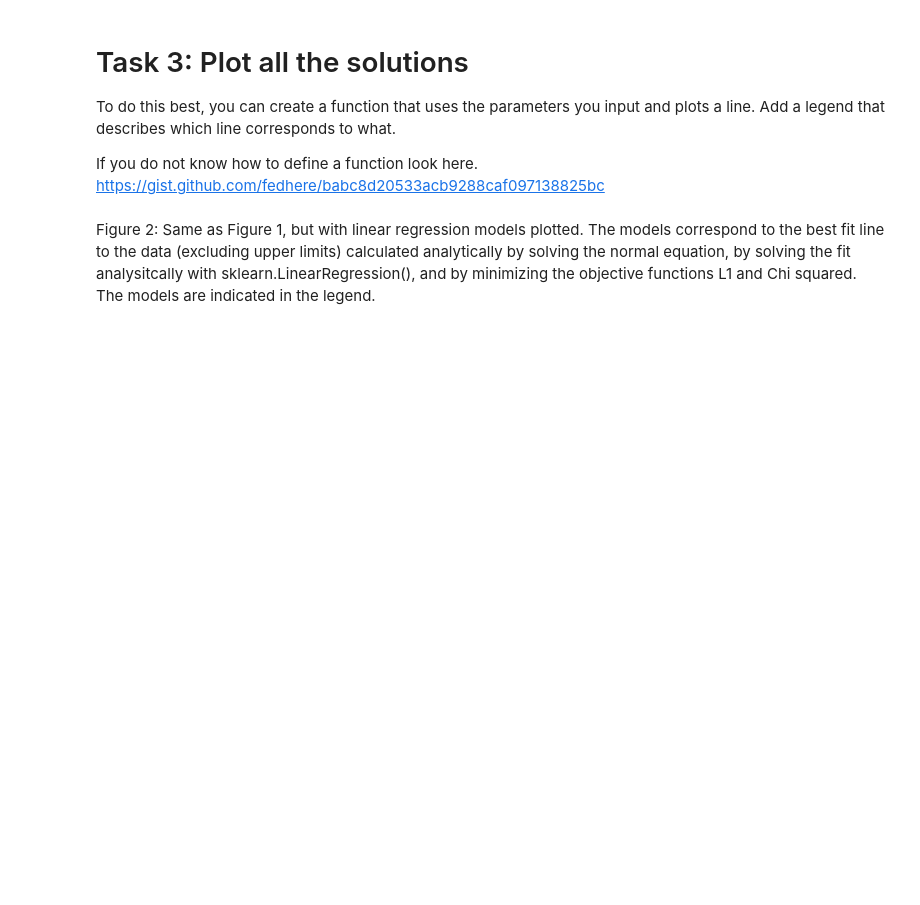
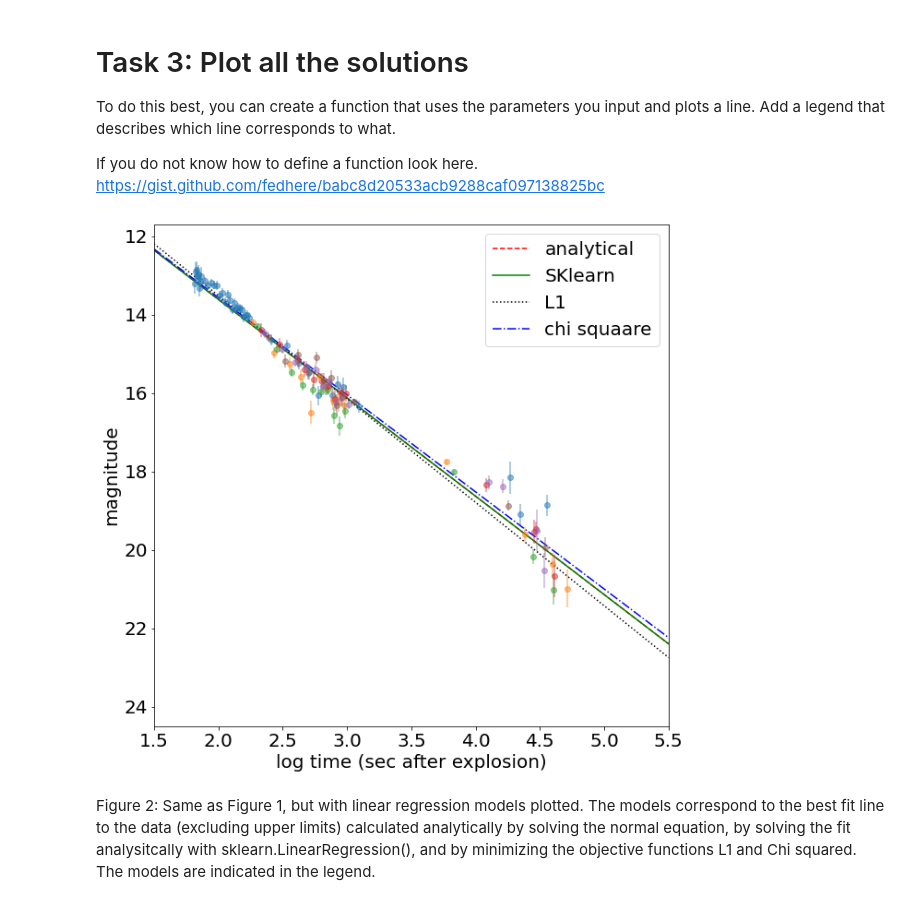
Before and after one commit to massimocipressi/MLPNS_MCipressi, a Jupyter notebook: linearRegression/FittingLineToGRBAfterglows_instructions.ipynb, the cells around one changed output. Cells and saved outputs as stored; diff of their text form; code cells hidden in the pictures; blank space fills up the shorter version.

```diff
--- a/linearRegression/FittingLineToGRBAfterglows_instructions.ipynb
+++ b/linearRegression/FittingLineToGRBAfterglows_instructions.ipynb
@@ -208,0 +256,12 @@ print("best fit parameters from the minimization of L1: " +
+# %%
+errori = grbAG['magerr']
+
+def chi(args, x, y, err):
+    a, b = args
+    return (pow(y-line(x,a,b),2)/pow(err,2)).sum()
+
+chiSolution = minimize(chi, initialGuess, args=(x, y, errori))
+print(chiSolution)
+print("")
+print("best fit parameters from the minimization of chi: " +
+       "slope {:.2f}, intercept {:.2f}".format(*chiSolution.x))
@@ -271,2 +293,56 @@ pl.xlabel("log time (sec after explosion)", fontsize=20);
+# %%
+from matplotlib.pylab import linspace
+def plotline(a,b,min,max,c,l,lab):
+    x = [min,max]
+    y = [line(min,a,b),line(max,a,b)]
+    ax.plot(x,y,color=c,ls=l,label=lab)
+
+
+ax = pl.figure(figsize=(10,10)).add_subplot(111)
+
+# plot the datapoints as above as errorbars
+# plot the upperlimits as arrows (see above)
+
+#plot the models
+
+#normal equation
+plotline(theta_best[1],theta_best[0],1.5,5.5,'r','dashed','analytical')
+
+#sklearn
+plotline(lr.coef_[1],lr.intercept_,1.5,5.5,'g','solid','SKlearn')
+
+#minimize L1
+plotline(l1Solution.x[0],l1Solution.x[1],1.5,5.5,'k','dotted','L1')
+
+#minimize chi2
+plotline(chiSolution.x[0],chiSolution.x[1],1.5,5.5,'b','dashdot','chi squaare')
+
+for f in grbAG["filter"].unique():
+    x = grbAG.loc[grbAG["filter"] == f, "logtime"]
+    y = grbAG.loc[grbAG["filter"] == f, "mag"]
+    errori = grbAG.loc[grbAG["filter"] == f, "magerr"]
+    pl.errorbar(x,y,yerr=errori,ls='None',marker='o', alpha=0.5)
+
+
+# plot the upperlimits as arrows
+for i in grbAG[grbAG.upperlimit == 1].index:
+    pl.arrow(grbAG.loc[i].logtime,
+             grbAG.loc[i].magerr, 0, 2,
+            head_width=0.05, head_length=0.1, ec='k')
+
+# I am going to invert the y axis because the "magnitude" measurement is an inverse scale: brighter is smaller
+pl.gca().invert_yaxis()
+
+pl.legend()
+
+#with the LinearRegression object I can also do
+#pl.plot(grbAG.logtime, lr.predict(np.c_[np.ones((len(grbAG), 1)), grbAG.logtime]), 'k-')
+
+pl.ylim(24.5,11.7)
+pl.xlim(1.5, 5.5)
+pl.ylabel("magnitude", fontsize=20)
+pl.xlabel("log time (sec after explosion)", fontsize=20);
+# %% [output]
+[figure, added]
 # %% [markdown]
 Figure 2: Same as Figure 1, but with linear regression models plotted. The models correspond to the best fit line to the data (excluding upper limits) calculated analytically by solving the normal equation, by solving the fit analysitcally with sklearn.LinearRegression(), and by minimizing the objective functions L1 and Chi squared. The models are indicated in the legend.
```
Also changed, not shown: parts of 7 cells of this notebook.
